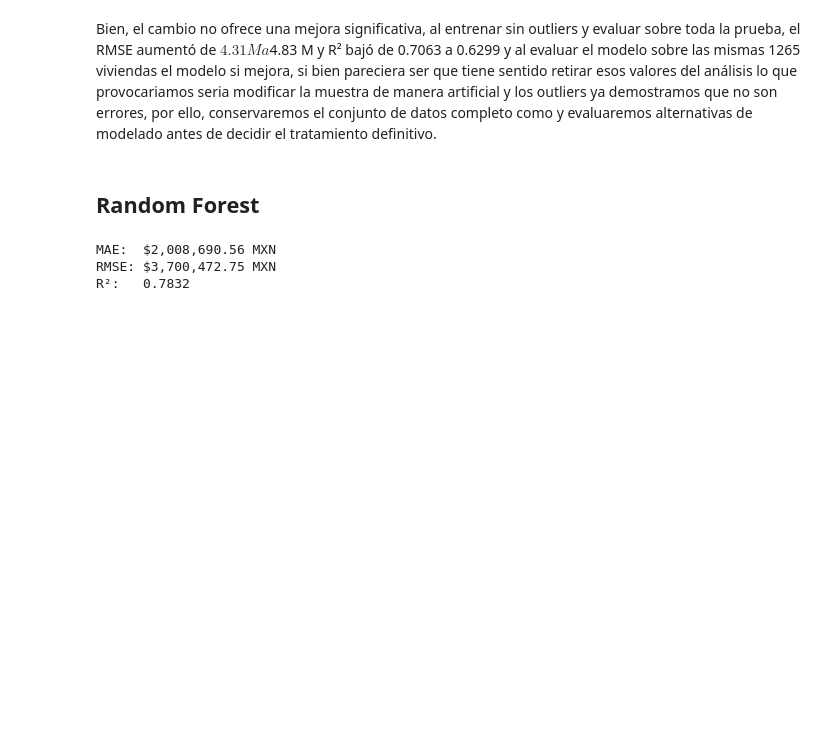
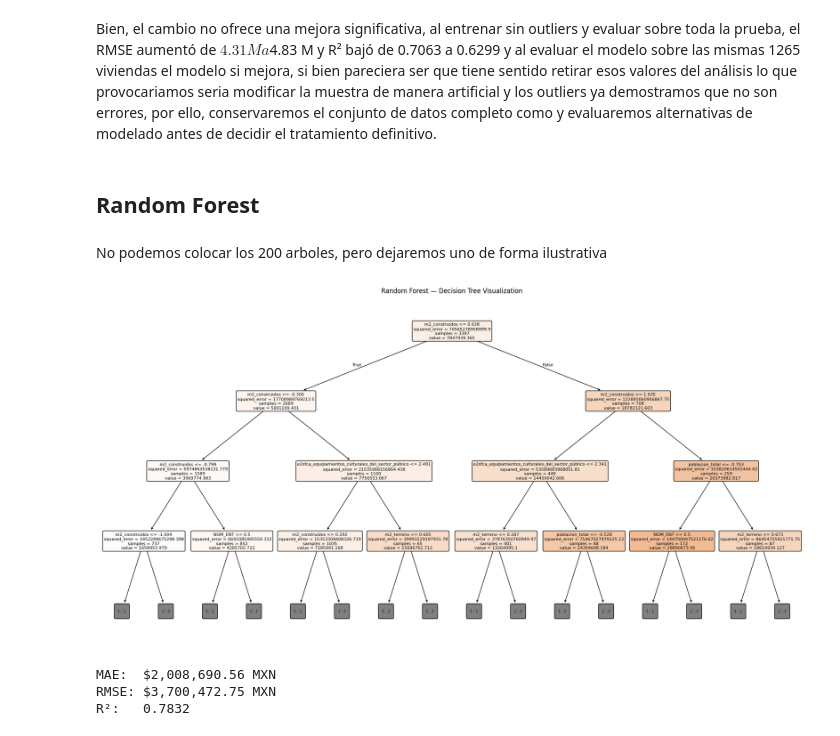
Before and after one commit to Shazam1701/House-Price-Prediction, a Jupyter notebook: House Pricing ZMCM.ipynb, the cells around one changed output. Drawn from its saved outputs; the diff is of its cells as text; code cells hidden in the pictures; blank space fills up the shorter version.

```diff
--- a/House Pricing ZMCM.ipynb
+++ b/House Pricing ZMCM.ipynb
@@ -1015,6 +1015,28 @@ modelo_rf = RandomForestRegressor(
 
 modelo_rf.fit(X_train_preparado, y_train)
 y_pred_rf = modelo_rf.predict(X_test_preparado)
+# %% [markdown]
+No podemos colocar los 200 arboles, pero dejaremos uno de forma ilustrativa
+# %%
+from sklearn.tree import plot_tree
+# Seleccionar uno de los árboles del Random Forest
+arbol = modelo_rf.estimators_[0]
+
+plt.figure(figsize=(24, 12))
+
+plot_tree(
+    arbol,
+    feature_names=X.columns.tolist(),
+    filled=True,
+    rounded=True,
+    max_depth=3,
+    fontsize=8
+)
+
+plt.title("Random Forest — Decision Tree Visualization")
+plt.show()
+# %% [output]
+[figure, added]
 # %%
 # Calculamos de nuevo las metricas
 print(f"MAE:  ${mean_absolute_error(y_test, y_pred_rf):,.2f} MXN")
```
